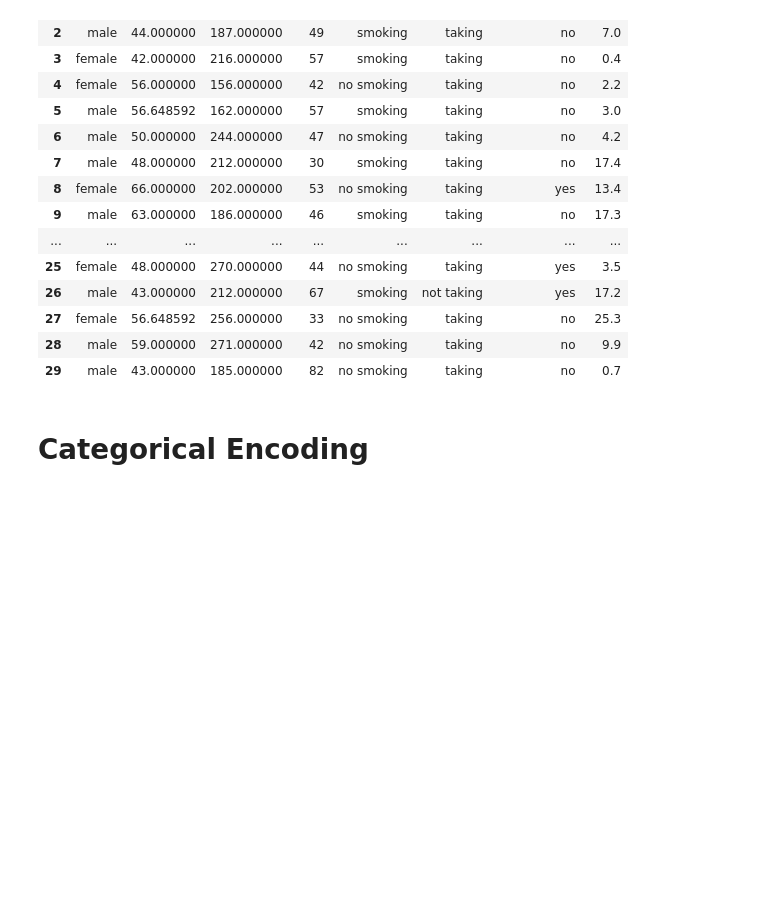
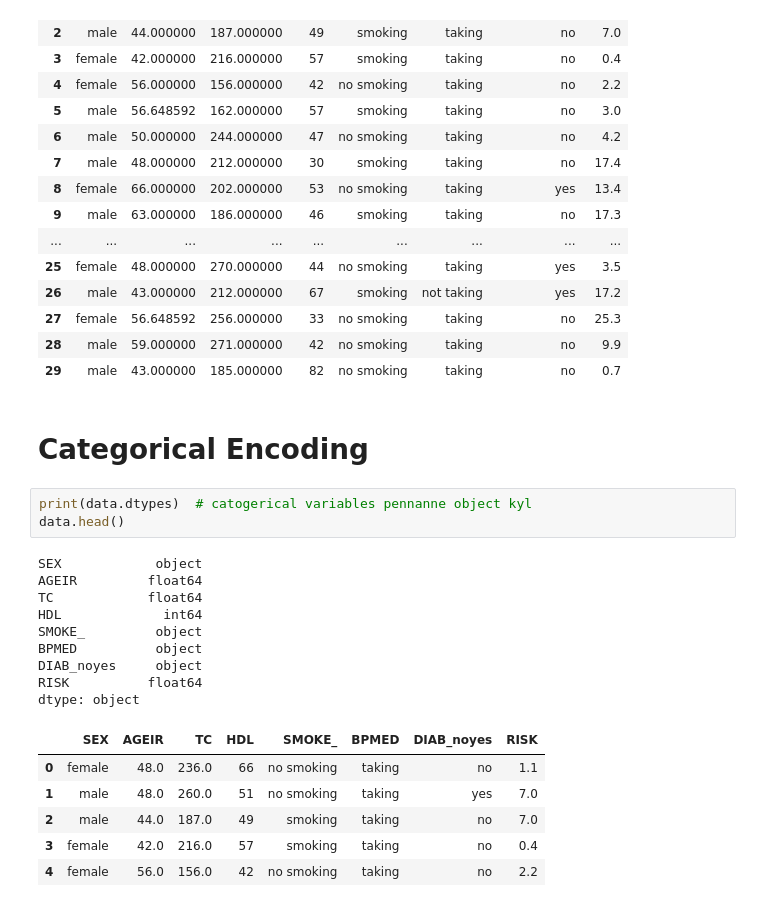
Before and after one commit to dinukaattanayaka/ML-Feature-Engineering, a Jupyter notebook: ML_Feature_Engineering.ipynb, the cells around one changed output. Cells and saved outputs as stored; diff of their text form; blank space fills up the shorter version.

```diff
--- a/ML_Feature_Engineering.ipynb
+++ b/ML_Feature_Engineering.ipynb
@@ -227,3 +227,22 @@ data.head(30)
 | 29 | male | 43.000000 | 185.000000 | 82 | no smoking | taking | no | 0.7 |
 # %% [markdown]
 # Categorical Encoding
+# %%
+print(data.dtypes)  # catogerical variables pennanne object kyl
+data.head()
+# %% [output]
+SEX            object
+AGEIR         float64
+TC            float64
+HDL             int64
+SMOKE_         object
+BPMED          object
+DIAB_noyes     object
+RISK          float64
+dtype: object
+|  | SEX | AGEIR | TC | HDL | SMOKE_ | BPMED | DIAB_noyes | RISK |
+| 0 | female | 48.0 | 236.0 | 66 | no smoking | taking | no | 1.1 |
+| 1 | male | 48.0 | 260.0 | 51 | no smoking | taking | yes | 7.0 |
+| 2 | male | 44.0 | 187.0 | 49 | smoking | taking | no | 7.0 |
+| 3 | female | 42.0 | 216.0 | 57 | smoking | taking | no | 0.4 |
+| 4 | female | 56.0 | 156.0 | 42 | no smoking | taking | no | 2.2 |
```
Also changed, not shown: parts of 18 cells of this notebook.
